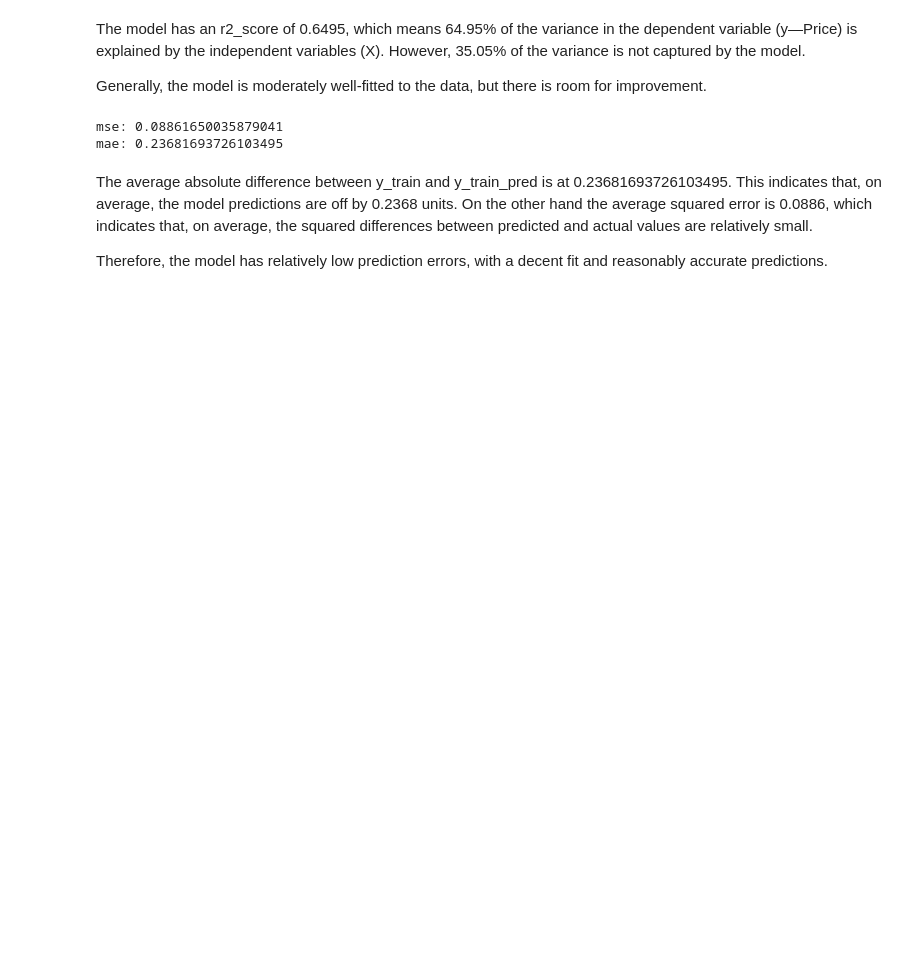
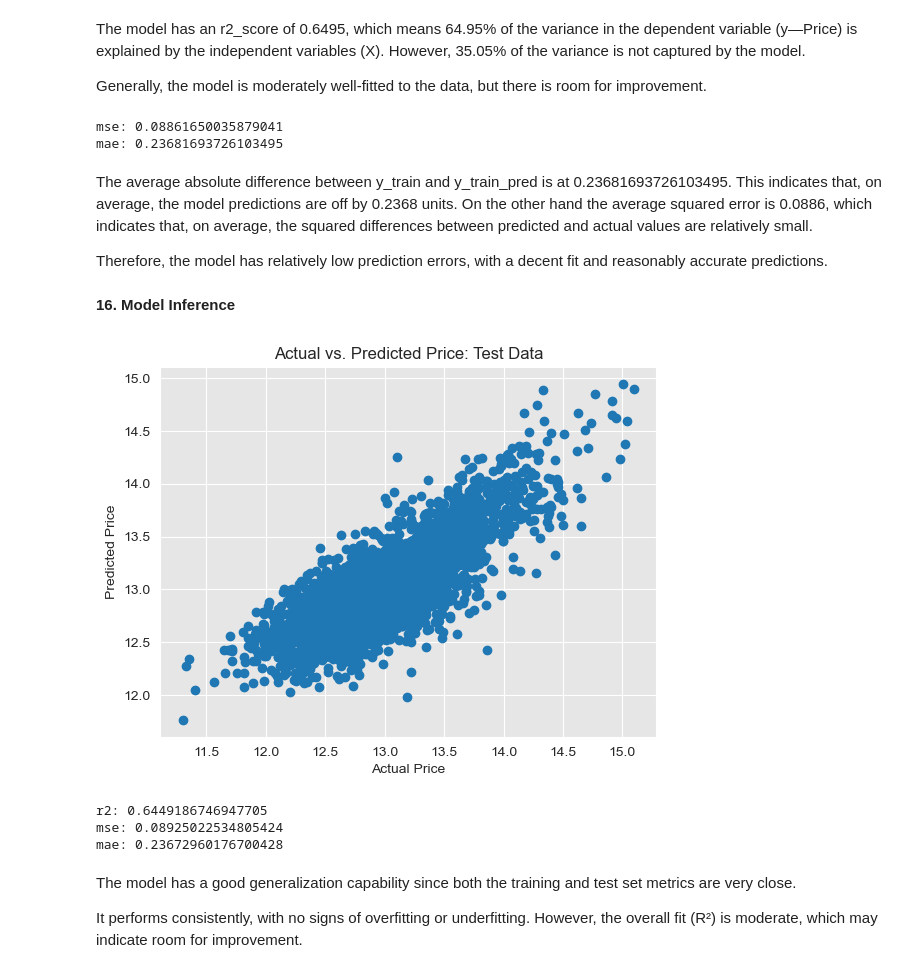
Before and after one commit to AwuorJ/Multiple_Regression_Analysis_of_King_Countys_Real_Estate_Market, a Jupyter notebook: workbook.ipynb, the cells around one changed output. Drawn from its saved outputs; the diff is of its cells as text; code cells hidden in the pictures; blank space fills up the shorter version.

Commit message:
complete model validation

```diff
--- a/workbook.ipynb
+++ b/workbook.ipynb
@@ -991,3 +993,35 @@ mae: 0.23681693726103495
 The average absolute difference between y_train and y_train_pred is at 0.23681693726103495. This indicates that, on average, the model predictions are off by 0.2368 units. On the other hand the average squared error is 0.0886, which indicates that, on average, the squared differences between predicted and actual values are relatively small.
 
 Therefore, the model has relatively low prediction errors, with a decent fit and reasonably accurate predictions.
+# %% [markdown]
+**16. Model Inference**
+# %%
+# Test set
+
+y_test_pred = model.predict(X_test)
+
+plt.scatter(y_test, y_test_pred)
+plt.xlabel('Actual Price')
+plt.ylabel('Predicted Price')
+plt.title('Actual vs. Predicted Price: Test Data')
+
+plt.show()
+# %% [output]
+[figure, added]
+# %%
+# Model accuracy
+r2 = r2_score(y_test, y_test_pred)
+mse = mean_squared_error(y_test, y_test_pred)
+mae = mean_absolute_error(y_test, y_test_pred)
+
+print('r2:', r2)
+print('mse:', mse)
+print('mae:', mae)
+# %% [output]
+r2: 0.6449186746947705
+mse: 0.08925022534805424
+mae: 0.23672960176700428
+# %% [markdown]
+The model has a good generalization capability since both the training and test set metrics are very close.
+
+It performs consistently, with no signs of overfitting or underfitting. However, the overall fit (R²) is moderate, which may indicate room for improvement.
```
Also changed, not shown: parts of 1 cell of this notebook.
